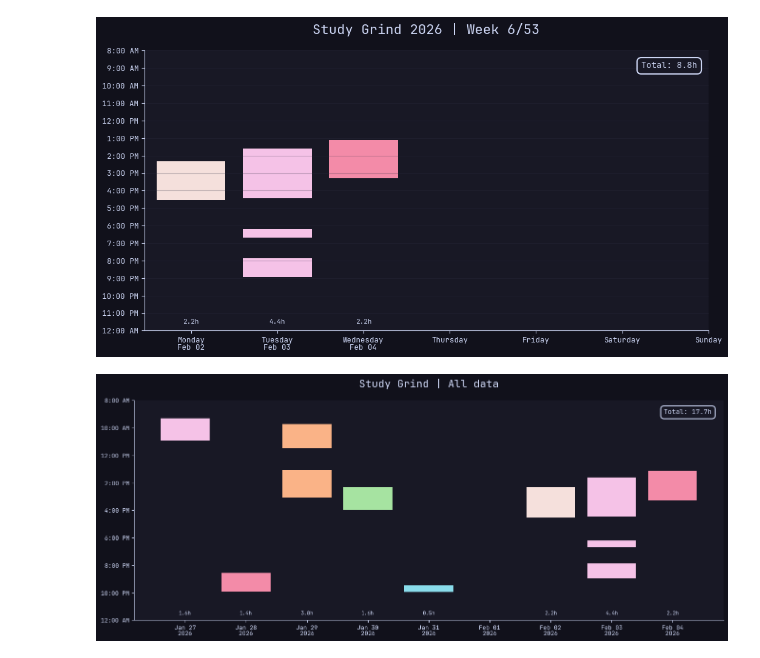
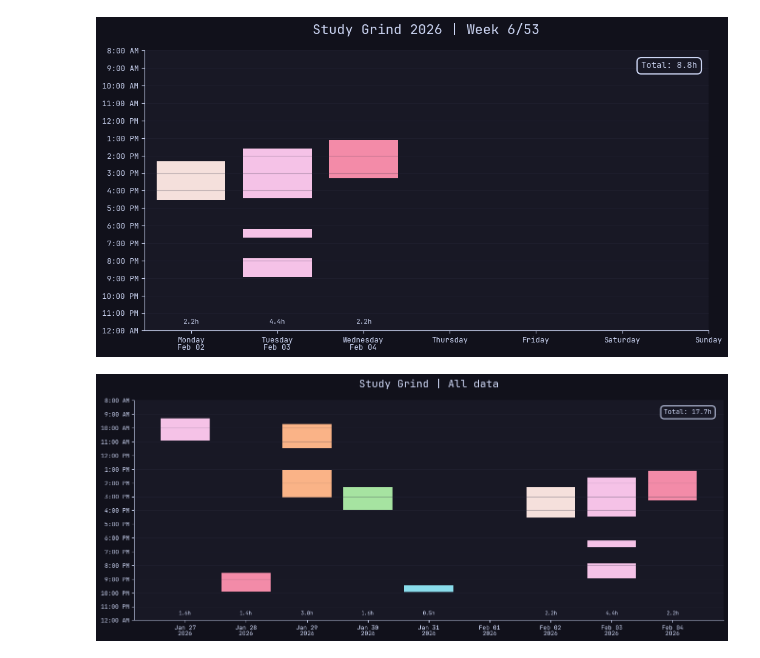
Before and after one commit to kiyubits/study-tracker, a Jupyter notebook: data-analyser.ipynb, the cells around one changed output. Saved outputs shown, nothing was run; the diff lists cells and outputs as text; code cells hidden in the pictures.

```diff
--- a/data-analyser.ipynb
+++ b/data-analyser.ipynb
@@ -249,32 +249,33 @@ for pos in daily_totals_all.index:
     y_position = 1420  # Position above the bottom axis (remember y is flipped)
     plt.text(pos, y_position, f'{total_hours:.1f}h',
              ha='center', va='bottom', color=TEXT_COLOR,
              fontsize=TICK_SIZE-1, fontweight='bold')
 
 # Calculate total hours for all data
 total_hours_all = daily_totals_all.sum() / 60
 
 ax.tick_params(colors=TEXT_COLOR, labelsize=TICK_SIZE)
 ax.spines['bottom'].set_color(TEXT_COLOR)
 ax.spines['left'].set_color(TEXT_COLOR)
 ax.spines['top'].set_visible(False)
 ax.spines['right'].set_visible(False)
 
 plt.xticks(range(len(all_dates)), x_labels_all)
 plt.ylim(1440, 480)
-tick_positions = np.linspace(480, 1440, 9)
+tick_positions = np.linspace(480, 1440, 17)
 tick_labels = [minutes_to_time(t) for t in tick_positions]
 plt.yticks(tick_positions, tick_labels)
 plt.title(f'Study Grind | All data', color=TITLE_COLOR, size=TITLE_SIZE, pad=20)
+ax.grid(axis='y', alpha=GRID_ALPHA, color=GRID_COLOR, linestyle=GRID_STYLE)
 
 # Add boxed total hours label in top right
 bbox_props = dict(boxstyle='round,pad=0.5', facecolor=PLOT_BG_COLOR,
                   edgecolor=TEXT_COLOR, linewidth=1.5)
 plt.text(0.98, 0.96, f'Total: {total_hours_all:.1f}h',
          transform=ax.transAxes, fontsize=LABEL_SIZE+2,
          verticalalignment='top', horizontalalignment='right',
          color=TEXT_COLOR, fontweight='bold', bbox=bbox_props)
 
 plt.show()
 # %% [output]
-[figure, old version]
+[figure, new version]
```
Also changed, not shown: parts of 1 cell of this notebook, 1 other file.
